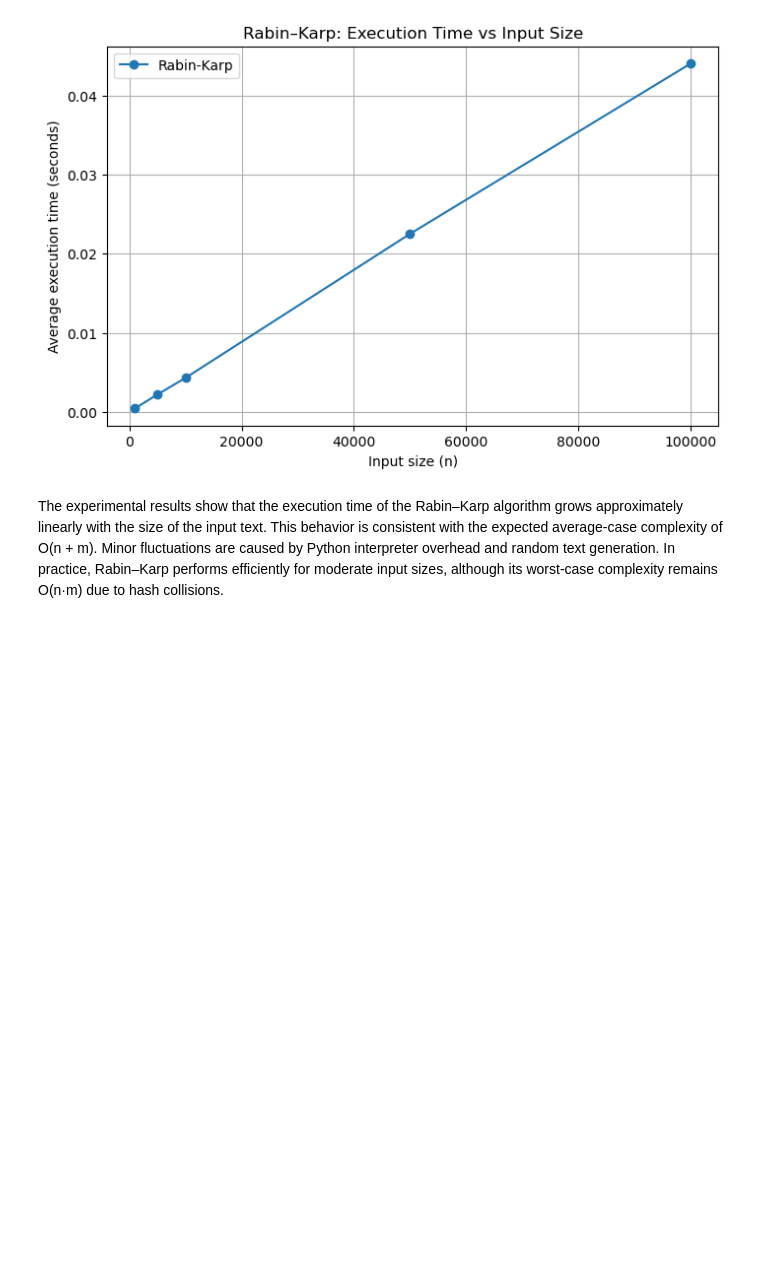
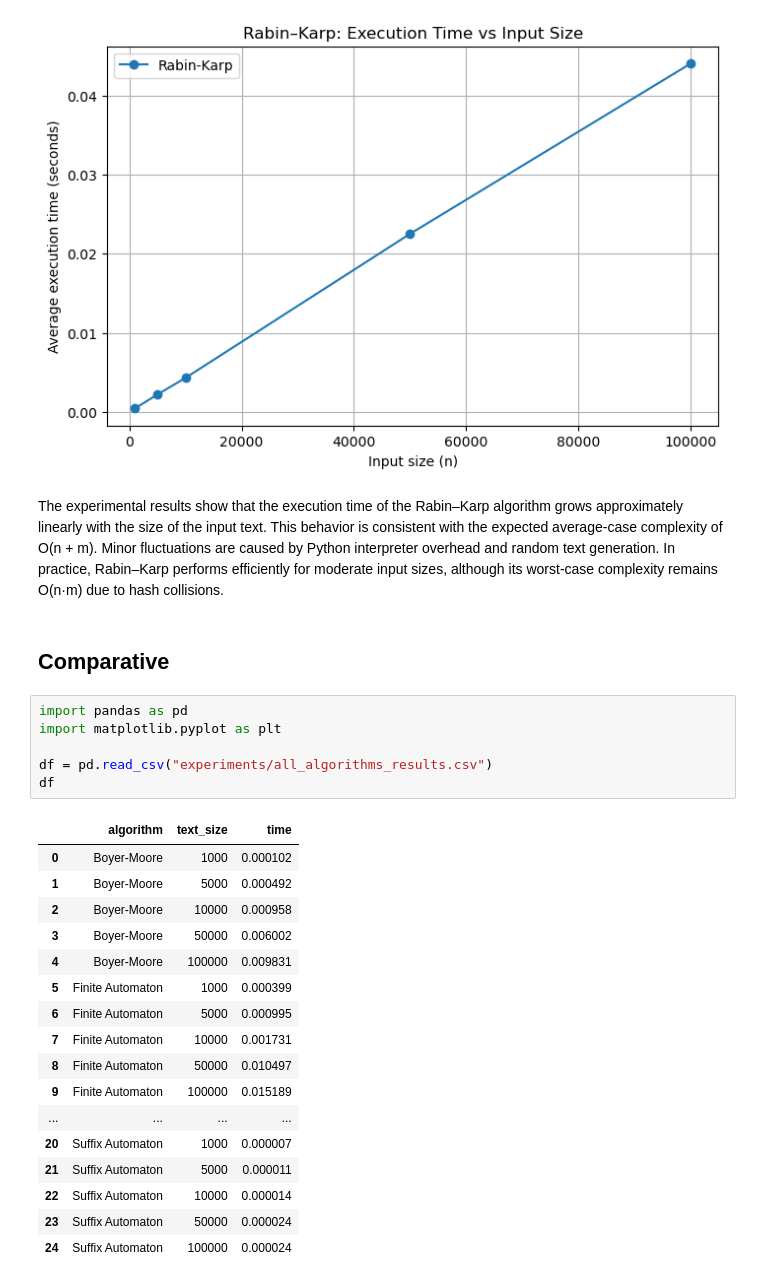
Before and after one commit to Karol2905/string-matching-algorithm-analysis, a Jupyter notebook: analysis.ipynb, the cells around one changed output. Drawn from its saved outputs; the diff is of its cells as text; blank space fills up the shorter version.

```diff
--- a/analysis.ipynb
+++ b/analysis.ipynb
@@ -154,3 +144,29 @@ The experimental results show that the execution time of the Rabin–Karp algori
 This behavior is consistent with the expected average-case complexity of O(n + m).
 Minor fluctuations are caused by Python interpreter overhead and random text generation.
 In practice, Rabin–Karp performs efficiently for moderate input sizes, although its worst-case complexity remains O(n·m) due to hash collisions.
+# %% [markdown]
+## Comparative
+# %%
+import pandas as pd
+import matplotlib.pyplot as plt
+
+df = pd.read_csv("experiments/all_algorithms_results.csv")
+df
+# %% [output]
+|  | algorithm | text_size | time |
+| 0 | Boyer-Moore | 1000 | 0.000102 |
+| 1 | Boyer-Moore | 5000 | 0.000492 |
+| 2 | Boyer-Moore | 10000 | 0.000958 |
+| 3 | Boyer-Moore | 50000 | 0.006002 |
+| 4 | Boyer-Moore | 100000 | 0.009831 |
+| 5 | Finite Automaton | 1000 | 0.000399 |
+| 6 | Finite Automaton | 5000 | 0.000995 |
+| 7 | Finite Automaton | 10000 | 0.001731 |
+| 8 | Finite Automaton | 50000 | 0.010497 |
+| 9 | Finite Automaton | 100000 | 0.015189 |
+| ... | ... | ... | ... |
+| 20 | Suffix Automaton | 1000 | 0.000007 |
+| 21 | Suffix Automaton | 5000 | 0.000011 |
+| 22 | Suffix Automaton | 10000 | 0.000014 |
+| 23 | Suffix Automaton | 50000 | 0.000024 |
+| 24 | Suffix Automaton | 100000 | 0.000024 |
```
Also changed, not shown: parts of 3 cells of this notebook, 2 other files.
